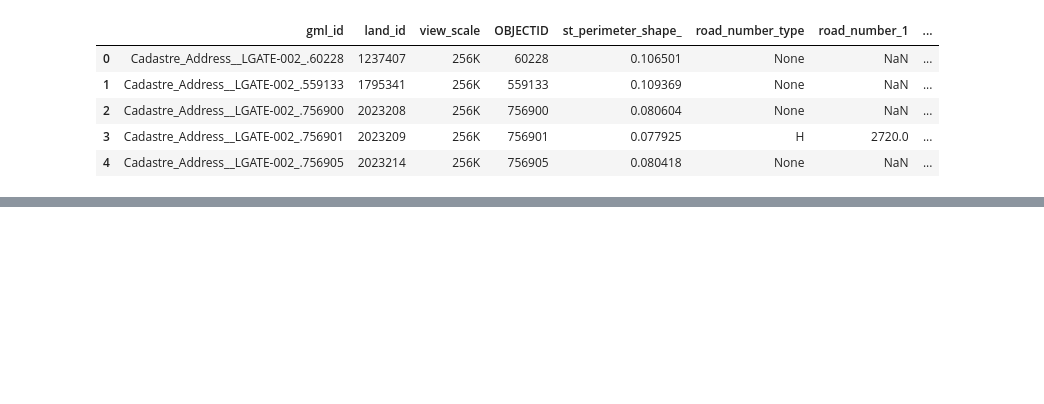
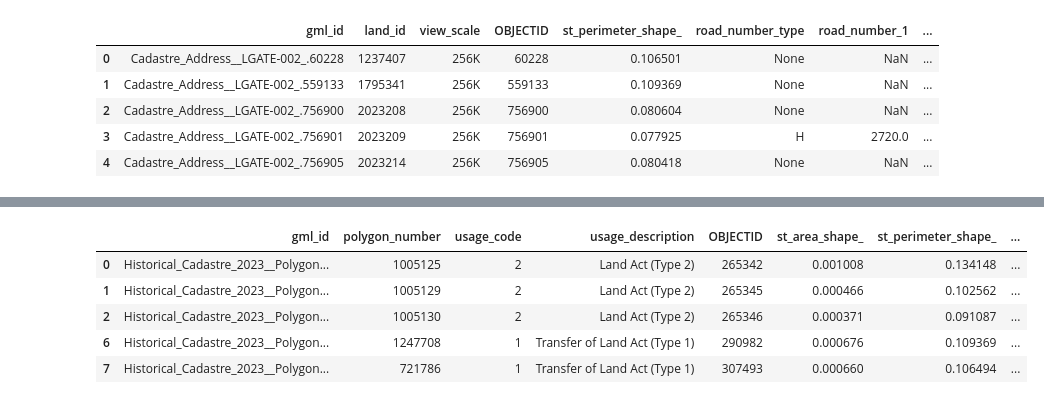
Before and after one commit to Sensand-AI/data-notebooks, a Jupyter notebook: notebooks/sandbox/cadastral/CPES-terrawise-investigation.ipynb, the cells around one changed output, grey strips where cells are left out. Drawn from its saved outputs; the diff is of its cells as text; code cells hidden in the pictures; blank space fills up the shorter version.

```diff
--- a/notebooks/sandbox/cadastral/CPES-terrawise-investigation.ipynb
+++ b/notebooks/sandbox/cadastral/CPES-terrawise-investigation.ipynb
@@ -238 +273,11 @@ data.head()
+# %%
+data3 = data3.loc[(data3['usage_code'] == 1) | (data3['usage_code'] == 2)]
+data3.head()
+# %% [output]
+|  | gml_id | polygon_number | usage_code | usage_description | OBJECTID | st_area_shape_ | st_perimeter_shape_ | ... |
+| 0 | Historical_Cadastre_2023__Polygon... | 1005125 | 2 | Land Act (Type 2) | 265342 | 0.001008 | 0.134148 | ... |
+| 1 | Historical_Cadastre_2023__Polygon... | 1005129 | 2 | Land Act (Type 2) | 265345 | 0.000466 | 0.102562 | ... |
+| 2 | Historical_Cadastre_2023__Polygon... | 1005130 | 2 | Land Act (Type 2) | 265346 | 0.000371 | 0.091087 | ... |
+| 6 | Historical_Cadastre_2023__Polygon... | 1247708 | 1 | Transfer of Land Act (Type 1) | 290982 | 0.000676 | 0.109369 | ... |
+| 7 | Historical_Cadastre_2023__Polygon... | 721786 | 1 | Transfer of Land Act (Type 1) | 307493 | 0.000660 | 0.106494 | ... |
 # %%
```
Also changed, not shown: parts of 12 cells of this notebook, 1 other file.
